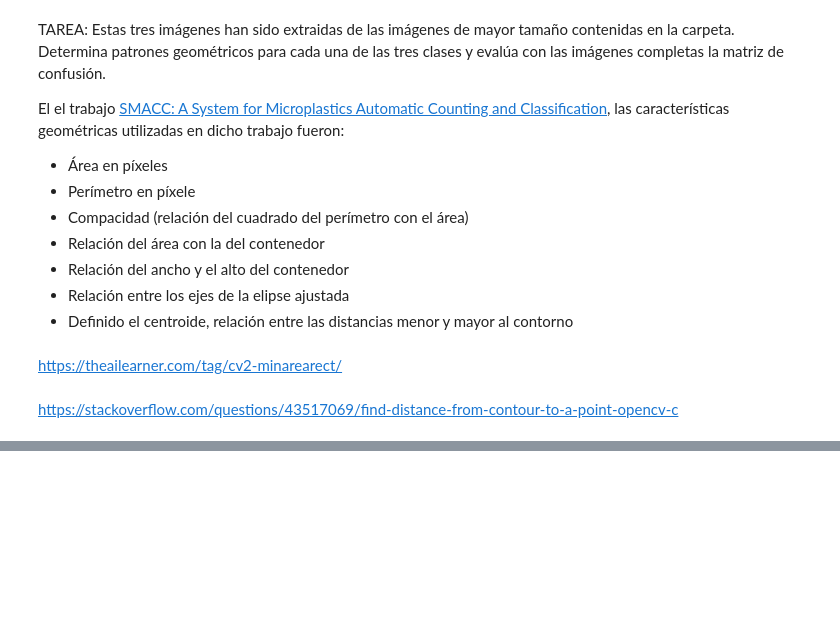
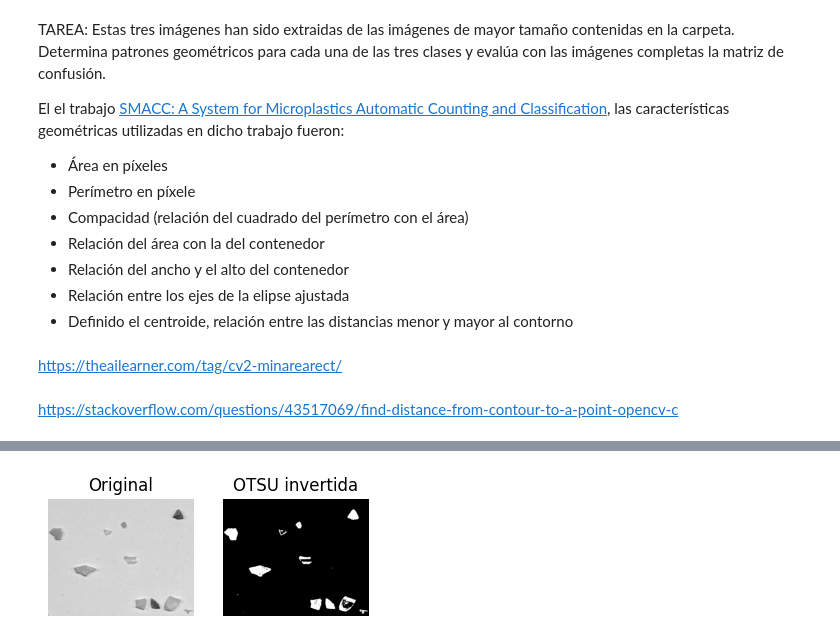
Before and after one commit to raulmat19/Vision-por-Computador, a Jupyter notebook: Práctica 3/VC_P3.ipynb, the cells around one changed output, grey strips where cells are left out. Saved outputs shown, nothing was run; the diff lists cells and outputs as text; code cells hidden in the pictures; blank space fills up the shorter version.

```diff
--- a/Práctica 3/VC_P3.ipynb
+++ b/Práctica 3/VC_P3.ipynb
@@ -577,0 +588,85 @@ def distance_ratio(contour):
+# %%
+imgF = cv2.imread('FRA.png')
+imgP = cv2.imread('PEL.png')
+imgT = cv2.imread('TAR.png')
+
+#Convierte a gris y muestra
+imgF_gris = cv2.cvtColor(imgF, cv2.COLOR_BGR2GRAY)
+imgP_gris = cv2.cvtColor(imgP, cv2.COLOR_BGR2GRAY)
+imgT_gris = cv2.cvtColor(imgT, cv2.COLOR_BGR2GRAY)
+
+# Otsu
+retF, img_thF = cv2.threshold(imgF_gris, 0, 255, cv2.THRESH_BINARY_INV+cv2.THRESH_OTSU)
+retP, img_thP = cv2.threshold(imgP_gris, 0, 255, cv2.THRESH_BINARY_INV+cv2.THRESH_OTSU)
+retT, img_thT = cv2.threshold(imgT_gris, 0, 255, cv2.THRESH_BINARY_INV+cv2.THRESH_OTSU)
+
+images = [imgF, imgP, imgT]
+images_gris = [imgF_gris, imgP_gris, imgT_gris]
+images_th = [img_thF, img_thP, img_thT]
+
+for i in range(0, 3):
+
+    plt.figure()
+    plt.subplot(1, 3, 1)
+    plt.axis("off")
+    plt.imshow(images_gris[i], cmap='gray')
+    plt.title('Original')
+
+    plt.subplot(1, 3, 2)
+    plt.axis("off")
+    plt.imshow(images_th[i], cmap='gray')
+    plt.title('OTSU invertida')
+
+contornosF, hierarchyF = cv2.findContours(img_thF,
+    cv2.RETR_EXTERNAL ,
+    cv2.CHAIN_APPROX_SIMPLE)
+
+contornosP, hierarchyP = cv2.findContours(img_thP,
+    cv2.RETR_EXTERNAL ,
+    cv2.CHAIN_APPROX_SIMPLE)
+
+contornosT, hierarchyT = cv2.findContours(img_thT,
+    cv2.RETR_EXTERNAL ,
+    cv2.CHAIN_APPROX_SIMPLE)
+
+imgF_rgb = cv2.cvtColor(imgF, cv2.COLOR_BGR2RGB)
+imgP_rgb = cv2.cvtColor(imgP, cv2.COLOR_BGR2RGB)
+imgT_rgb = cv2.cvtColor(imgT, cv2.COLOR_BGR2RGB)
+
+# Se filtran contornos despreciable
+contours_filtered = []
+for contorno in contornosF:
+    if cv2.contourArea(contorno) > 700:
+        contours_filtered.append(contorno)
+
+contornosF = contours_filtered
+
+contours_filtered = []
+for contorno in contornosP:
+    if cv2.contourArea(contorno) > 700:
+        contours_filtered.append(contorno)
+
+contornosP = contours_filtered
+
+contours_filtered = []
+for contorno in contornosT:
+    if cv2.contourArea(contorno) > 700:
+        contours_filtered.append(contorno)
+
+contornosT = contours_filtered
+
+contornos = [contornosF, contornosP, contornosT]
+images_rgb = [imgF_rgb, imgP_rgb, imgT_rgb]
+
+for contour in contornosP:
+    print(cv2.contourArea(contour))
+
+for i in range(0, 3):
+    cv2.drawContours(images_rgb[i], contornos[i], -1, (0,255,0), 3)
+
+    plt.figure()
+    plt.subplot(131)
+    plt.axis("off")
+    plt.imshow(images_rgb[i])
+    plt.title('Contornos externos')
+# %% [output]
@@ -577,0 +683 @@ def distance_ratio(contour):
+[figure, added]
```
Also changed, not shown: parts of 6 cells of this notebook.
